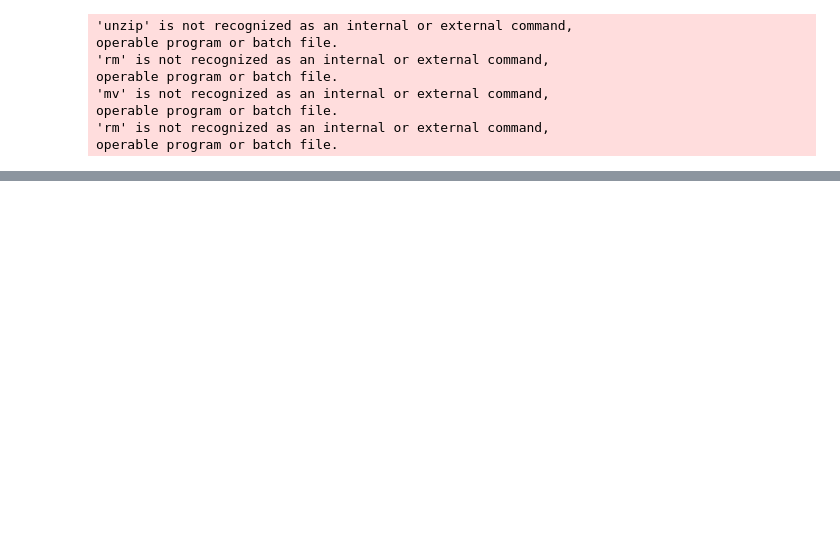
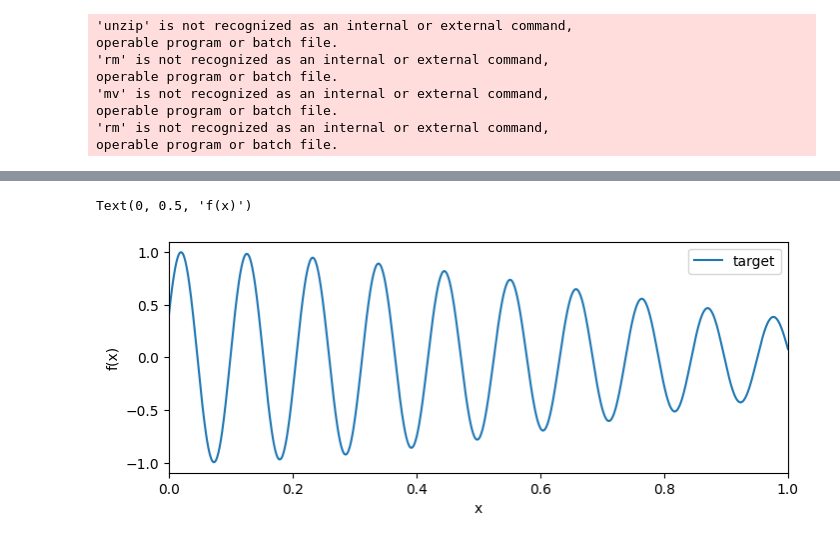
Before and after one commit to nextgenerationgraduatesprogram/nextgen25-mlai-workshop01, a Jupyter notebook: notebooks/main.ipynb, the cells around one changed output, grey strips where cells are left out. Saved outputs shown, nothing was run; the diff lists cells and outputs as text; code cells hidden in the pictures; blank space fills up the shorter version.

```diff
--- a/notebooks/main.ipynb
+++ b/notebooks/main.ipynb
@@ -21 +103,8 @@ operable program or batch file.
+# %%
+def f(x):
+    y = ... # <-- some complex function
+    return y
+
+x = ... # <-- input
+y = f(x) # <-- map input to the output
 # %% [markdown]
@@ -24,0 +290,20 @@ operable program or batch file.
+# %%
+# target function
+def f_target(x):
+    return np.exp(-x**2) * np.sin(2 * np.pi * 9.4 * x + 0.41)
+
+# suppose we can observe the target function perfectly (not just evaluate it)
+N = 1000
+x = np.linspace(0, 1, num=N)
+y = f_target(x)
+
+# plot the target function
+fig, ax = plt.subplots(figsize=(8,3))
+ax.plot(x, y, label="target")
+ax.set_xlim(x.min(), x.max())
+ax.legend(loc="best")
+ax.set_xlabel("x")
+ax.set_ylabel("f(x)")
+# %% [output]
+Text(0, 0.5, 'f(x)')
+[figure, added]
```
Also changed, not shown: parts of 64 cells of this notebook.
